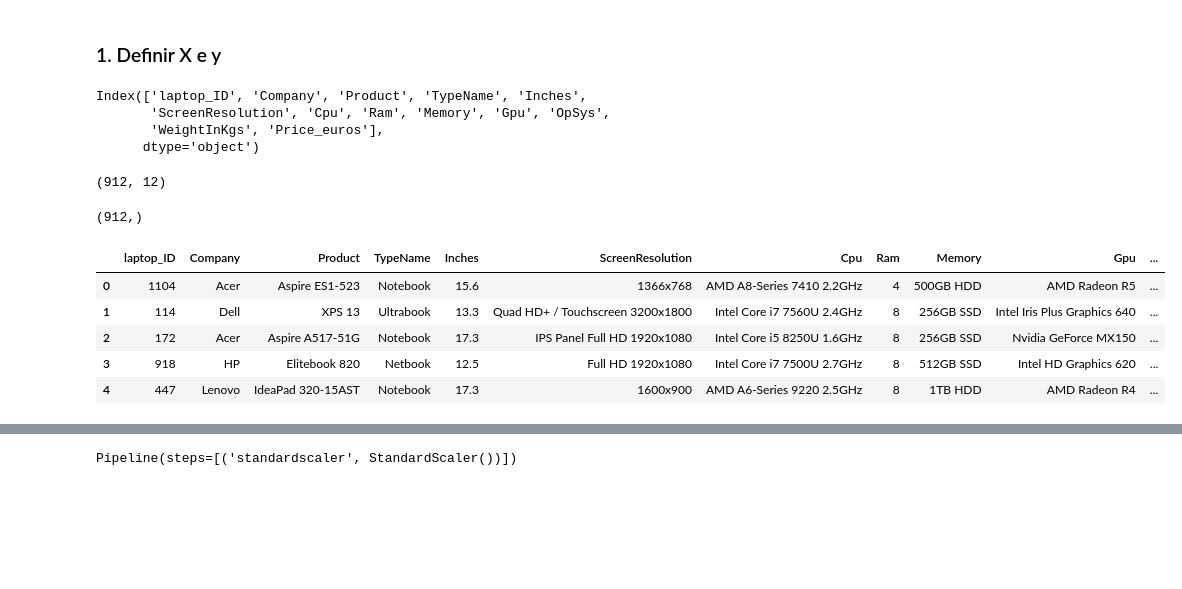
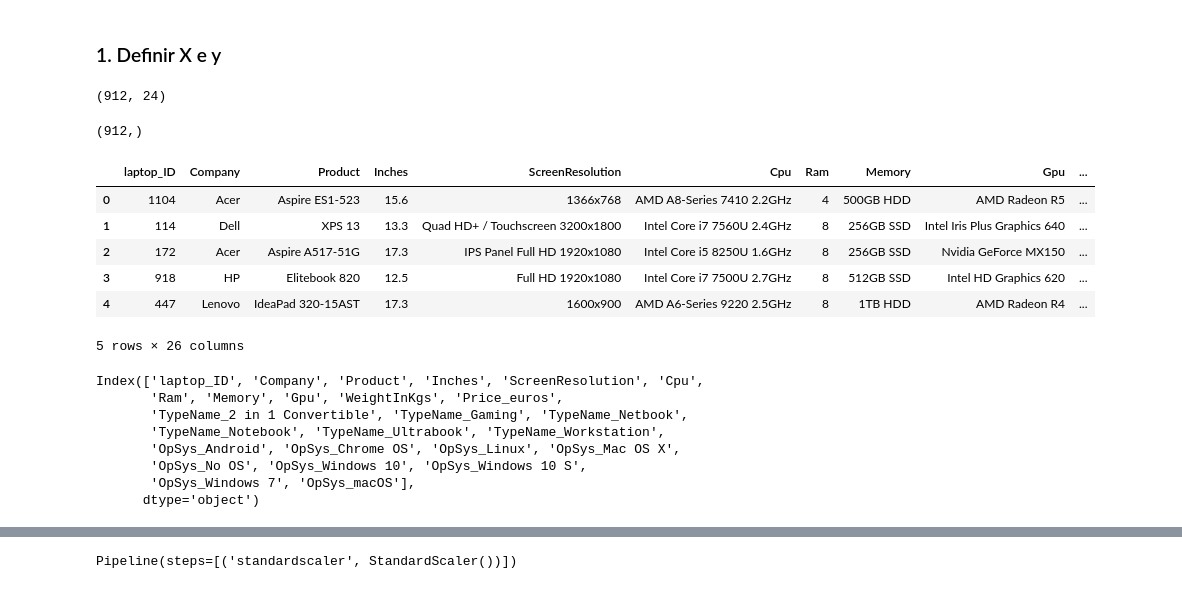
Before and after one commit to LauraGSanchz/DS_PT_09_2023, a Jupyter notebook: Machine_Learning/1-Supervisado/1-Regression/Kaggle1/Kaggle_Ayuda_j.ipynb, the cells around one changed output, grey strips where cells are left out. Cells and saved outputs as stored; diff of their text form; code cells hidden in the pictures; blank space fills up the shorter version.

```diff
--- a/Machine_Learning/1-Supervisado/1-Regression/Kaggle1/Kaggle_Ayuda_j.ipynb
+++ b/Machine_Learning/1-Supervisado/1-Regression/Kaggle1/Kaggle_Ayuda_j.ipynb
@@ -122,0 +169,29 @@ train['WeightInKgs'] = train['WeightInKgs'].astype(float)
+# %%
+def apply_onehot_encoder(train:pd.DataFrame, columns_to_encode:list, test:pd.DataFrame=None):
+
+    # Resetear índices para evitar desalineación
+    train = train.reset_index(drop=True)
+
+    # Crear el OneHotEncoder
+    encoder = OneHotEncoder(sparse=False, handle_unknown='ignore')
+
+    # Ajustar y transformar las columnas seleccionadas
+    transformed_data = encoder.fit_transform(train[columns_to_encode])
+
+    # Crear un DataFrame con las columnas transformadas
+    transformed_df = pd.DataFrame(transformed_data, columns=encoder.get_feature_names_out(columns_to_encode))
+
+    # Concatenar con el DataFrame original excluyendo las columnas transformadas
+    df_concatenated = pd.concat([train.drop(columns_to_encode, axis=1), transformed_df], axis=1)
+
+    # Si se proporciona un segundo DataFrame, aplicar la misma transformación
+    if test is not None:
+        transformed_data_to_transform = encoder.transform(test[columns_to_encode])
+        transformed_df_to_transform = pd.DataFrame(transformed_data_to_transform, columns=encoder.get_feature_names_out(columns_to_encode))
+        df_to_transform_concatenated = pd.concat([test.drop(columns_to_encode, axis=1), transformed_df_to_transform], axis=1)
+        return df_concatenated, df_to_transform_concatenated
+
+    return df_concatenated
+# %%
+columns_transf = ['TypeName', 'OpSys']
+train_ampliado, test_ampliado = apply_onehot_encoder(train,columns_transf,test)
@@ -181,6 +265,8 @@ plt.plot(x, p, 'k', linewidth=2)
 # %% [markdown]
 Utilizariamos una transformación logaritmica en los datos de precio para normalizar la curva:
 ***La transformación logarítmica se usa normalmente si los datos tienen una distribución sesgada de forma positiva (como se muestra a continuación) y algunos valores son muy grandes. Si estos valores grandes están en su área de estudio, la transformación logarítmica le ayudará a que las varianzas sean más constantes y normalizará sus datos. Con respecto a la terminología, cuando se implementa una transformación logarítmica con kriging, el método de predicción se conoce como kriging lognormal, mientras que para todos los demás valores de λ, el método de kriging asociado se conoce como kriging transgaussiano.***
+# %%
+train_ampliado['Price_euros'] = np.log(train_ampliado['Price_euros'])
 # %%
 sns.heatmap(train.corr(numeric_only=True), annot=True)
 # %% [output]
@@ -256,26 +340,21 @@ from sklearn.model_selection import train_test_split
-# %%
-train.columns
-# %% [output]
-Index(['laptop_ID', 'Company', 'Product', 'TypeName', 'Inches',
-       'ScreenResolution', 'Cpu', 'Ram', 'Memory', 'Gpu', 'OpSys',
-       'WeightInKgs', 'Price_euros'],
-      dtype='object')
 # %%
-X = train.drop(['Price_euros'], axis=1)
-y = train['Price_euros'].copy()
+X = train_ampliado.drop(['Price_euros', 'laptop_ID'], axis=1)
+y = train_ampliado['Price_euros'].copy()
+# y = train_ampliado['Price_euros'].copy()  PARA QUÉ EL COPY?
 X.shape
 # %% [output]
-(912, 12)
+(912, 24)
 # %%
 y.shape
 # %% [output]
 (912,)
 # %%
-train.head()
+train_ampliado.head()
 # %% [output]
-|  | laptop_ID | Company | Product | TypeName | Inches | ScreenResolution | Cpu | Ram | Memory | Gpu | ... |
-| 0 | 1104 | Acer | Aspire ES1-523 | Notebook | 15.6 | 1366x768 | AMD A8-Series 7410 2.2GHz | 4 | 500GB HDD | AMD Radeon R5 | ... |
-| 1 | 114 | Dell | XPS 13 | Ultrabook | 13.3 | Quad HD+ / Touchscreen 3200x1800 | Intel Core i7 7560U 2.4GHz | 8 | 256GB SSD | Intel Iris Plus Graphics 640 | ... |
-| 2 | 172 | Acer | Aspire A517-51G | Notebook | 17.3 | IPS Panel Full HD 1920x1080 | Intel Core i5 8250U 1.6GHz | 8 | 256GB SSD | Nvidia GeForce MX150 | ... |
-| 3 | 918 | HP | Elitebook 820 | Netbook | 12.5 | Full HD 1920x1080 | Intel Core i7 7500U 2.7GHz | 8 | 512GB SSD | Intel HD Graphics 620 | ... |
-| 4 | 447 | Lenovo | IdeaPad 320-15AST | Notebook | 17.3 | 1600x900 | AMD A6-Series 9220 2.5GHz | 8 | 1TB HDD | AMD Radeon R4 | ... |
+|  | laptop_ID | Company | Product | Inches | ScreenResolution | Cpu | Ram | Memory | Gpu | ... |
+| 0 | 1104 | Acer | Aspire ES1-523 | 15.6 | 1366x768 | AMD A8-Series 7410 2.2GHz | 4 | 500GB HDD | AMD Radeon R5 | ... |
+| 1 | 114 | Dell | XPS 13 | 13.3 | Quad HD+ / Touchscreen 3200x1800 | Intel Core i7 7560U 2.4GHz | 8 | 256GB SSD | Intel Iris Plus Graphics 640 | ... |
+| 2 | 172 | Acer | Aspire A517-51G | 17.3 | IPS Panel Full HD 1920x1080 | Intel Core i5 8250U 1.6GHz | 8 | 256GB SSD | Nvidia GeForce MX150 | ... |
+| 3 | 918 | HP | Elitebook 820 | 12.5 | Full HD 1920x1080 | Intel Core i7 7500U 2.7GHz | 8 | 512GB SSD | Intel HD Graphics 620 | ... |
+| 4 | 447 | Lenovo | IdeaPad 320-15AST | 17.3 | 1600x900 | AMD A6-Series 9220 2.5GHz | 8 | 1TB HDD | AMD Radeon R4 | ... |
+5 rows × 26 columns
@@ -289,0 +361,11 @@ categorical_transformer = make_pipeline(OneHotEncoder(handle_unknown='ignore'))
+# %%
+train_ampliado.columns
+# %% [output]
+Index(['laptop_ID', 'Company', 'Product', 'Inches', 'ScreenResolution', 'Cpu',
+       'Ram', 'Memory', 'Gpu', 'WeightInKgs', 'Price_euros',
+       'TypeName_2 in 1 Convertible', 'TypeName_Gaming', 'TypeName_Netbook',
+       'TypeName_Notebook', 'TypeName_Ultrabook', 'TypeName_Workstation',
+       'OpSys_Android', 'OpSys_Chrome OS', 'OpSys_Linux', 'OpSys_Mac OS X',
+       'OpSys_No OS', 'OpSys_Windows 10', 'OpSys_Windows 10 S',
+       'OpSys_Windows 7', 'OpSys_macOS'],
+      dtype='object')
```
Also changed, not shown: parts of 44 cells of this notebook, 3 other files.
